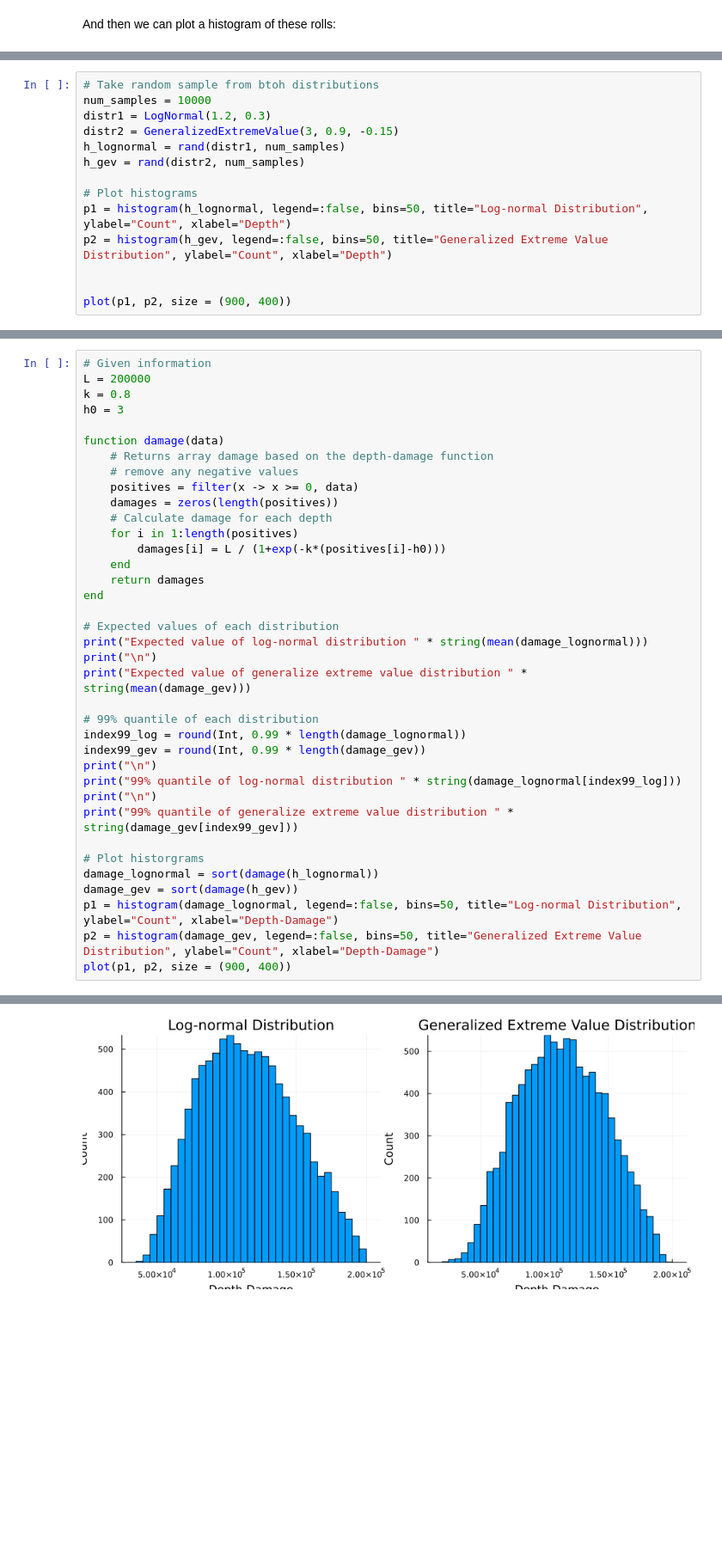
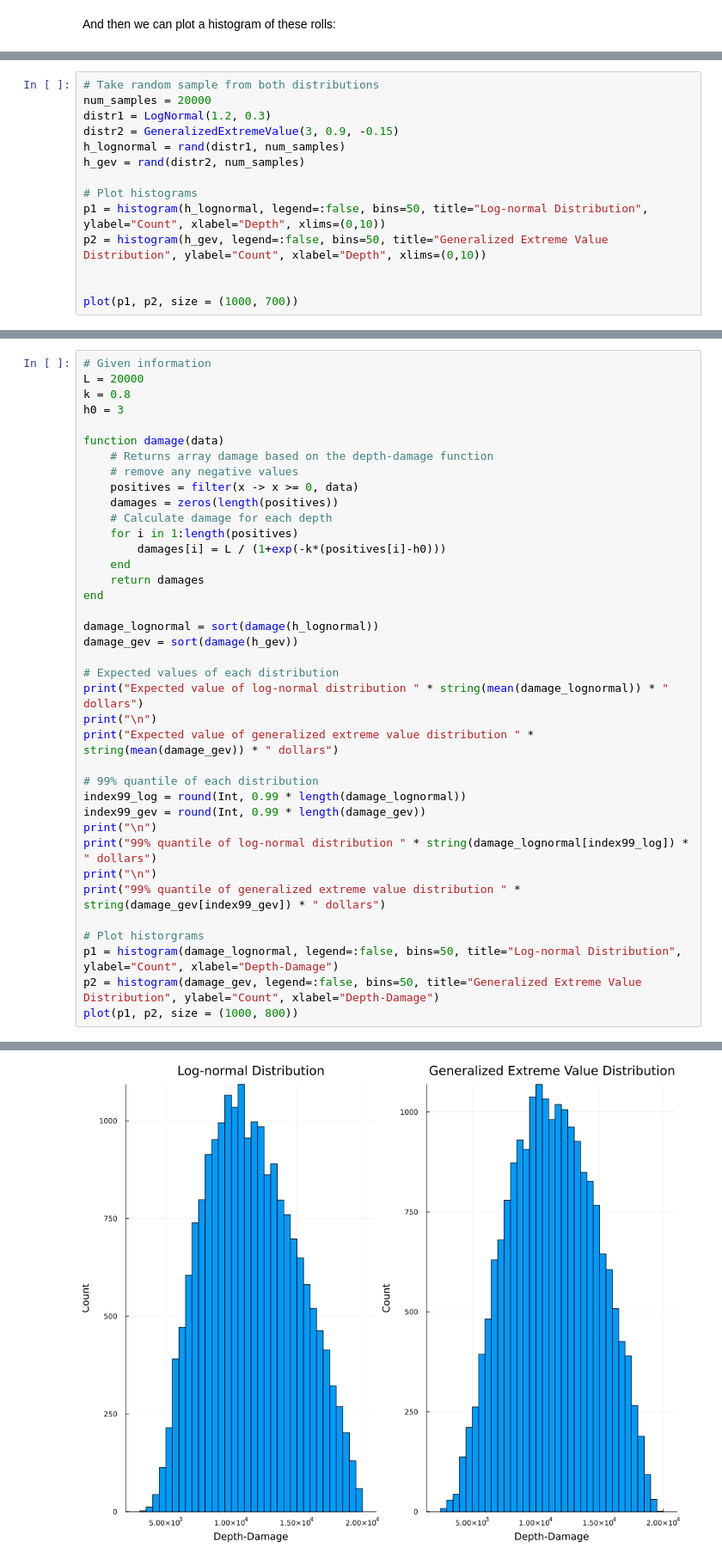
Before and after one commit to BEE4750-FA25/lab-2-mb2557-droid, a Jupyter notebook: lab02.ipynb, the cells around one changed output, grey strips where cells are left out. Shown at 86% size. Saved outputs shown, nothing was run; the diff lists cells and outputs as text; blank space fills up the shorter version.

```diff
--- a/lab02.ipynb
+++ b/lab02.ipynb
@@ -169,15 +171,15 @@ following questions:
 # %%
-# Take random sample from btoh distributions
-num_samples = 10000
+# Take random sample from both distributions
+num_samples = 20000
 distr1 = LogNormal(1.2, 0.3)
 distr2 = GeneralizedExtremeValue(3, 0.9, -0.15)
 h_lognormal = rand(distr1, num_samples)
 h_gev = rand(distr2, num_samples)
 
 # Plot histograms
-p1 = histogram(h_lognormal, legend=:false, bins=50, title="Log-normal Distribution", ylabel="Count", xlabel="Depth")
-p2 = histogram(h_gev, legend=:false, bins=50, title="Generalized Extreme Value Distribution", ylabel="Count", xlabel="Depth")
+p1 = histogram(h_lognormal, legend=:false, bins=50, title="Log-normal Distribution", ylabel="Count", xlabel="Depth", xlims=(0,10))
+p2 = histogram(h_gev, legend=:false, bins=50, title="Generalized Extreme Value Distribution", ylabel="Count", xlabel="Depth", xlims=(0,10))
 
 
-plot(p1, p2, size = (900, 400))
+plot(p1, p2, size = (1000, 700))
 # %% [output]
@@ -185,6 +187,6 @@ plot(p1, p2, size = (900, 400))
 # %%
 # Given information
-L = 200000
+L = 20000
 k = 0.8
 h0 = 3
 
@@ -200,23 +202,24 @@ function damage(data)
     return damages
 end
 
+damage_lognormal = sort(damage(h_lognormal))
+damage_gev = sort(damage(h_gev))
+
 # Expected values of each distribution
-print("Expected value of log-normal distribution " * string(mean(damage_lognormal)))
+print("Expected value of log-normal distribution " * string(mean(damage_lognormal)) * " dollars")
 print("\n")
-print("Expected value of generalize extreme value distribution " * string(mean(damage_gev)))
+print("Expected value of generalized extreme value distribution " * string(mean(damage_gev)) * " dollars")
 
 # 99% quantile of each distribution
 index99_log = round(Int, 0.99 * length(damage_lognormal))
 index99_gev = round(Int, 0.99 * length(damage_gev))
 print("\n")
-print("99% quantile of log-normal distribution " * string(damage_lognormal[index99_log]))
+print("99% quantile of log-normal distribution " * string(damage_lognormal[index99_log]) * " dollars")
 print("\n")
-print("99% quantile of generalize extreme value distribution " * string(damage_gev[index99_gev]))
+print("99% quantile of generalized extreme value distribution " * string(damage_gev[index99_gev]) * " dollars")
 
 # Plot historgrams
-damage_lognormal = sort(damage(h_lognormal))
-damage_gev = sort(damage(h_gev))
 p1 = histogram(damage_lognormal, legend=:false, bins=50, title="Log-normal Distribution", ylabel="Count", xlabel="Depth-Damage")
 p2 = histogram(damage_gev, legend=:false, bins=50, title="Generalized Extreme Value Distribution", ylabel="Count", xlabel="Depth-Damage")
-plot(p1, p2, size = (900, 400))
+plot(p1, p2, size = (1000, 800))
 # %% [output]
@@ -227 +230 @@ Expected value of generalize extreme value distribution 113770.86801272254
-[figure, old version]
+[figure, new version]
```
Also changed, not shown: parts of 8 cells of this notebook.
